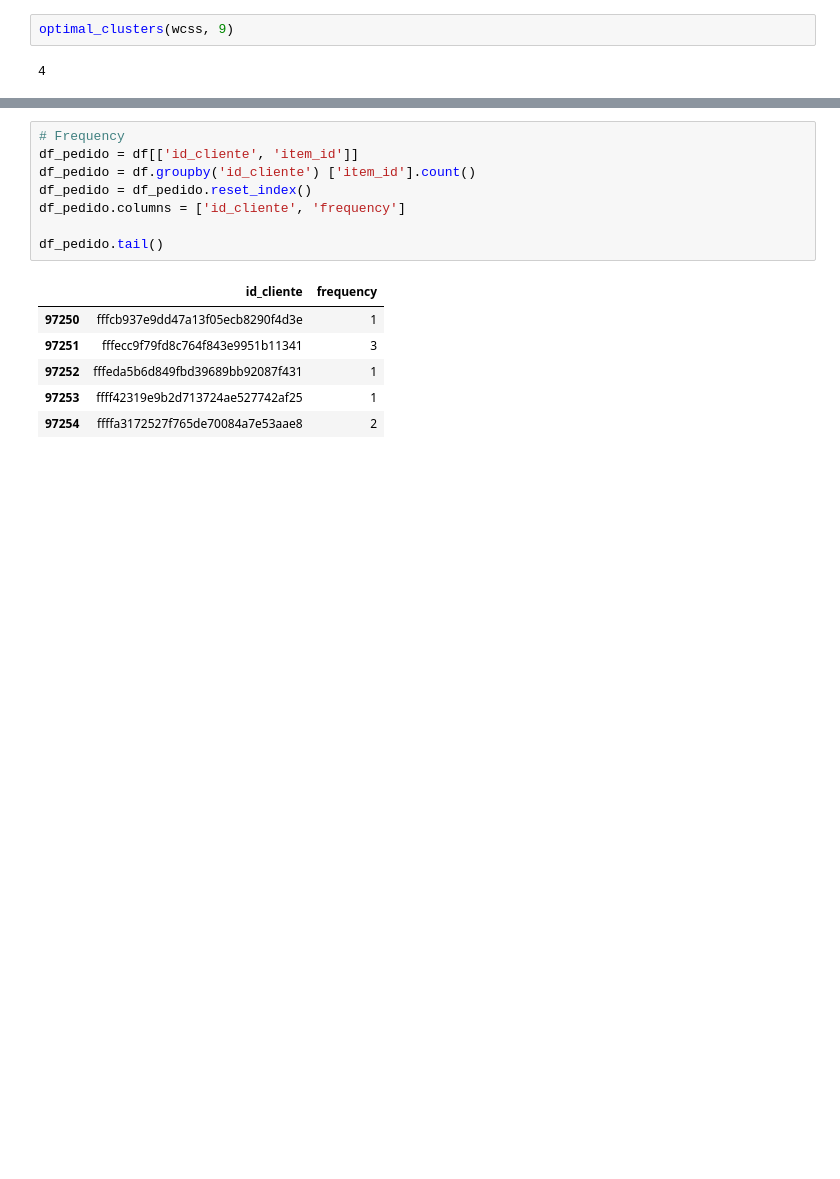
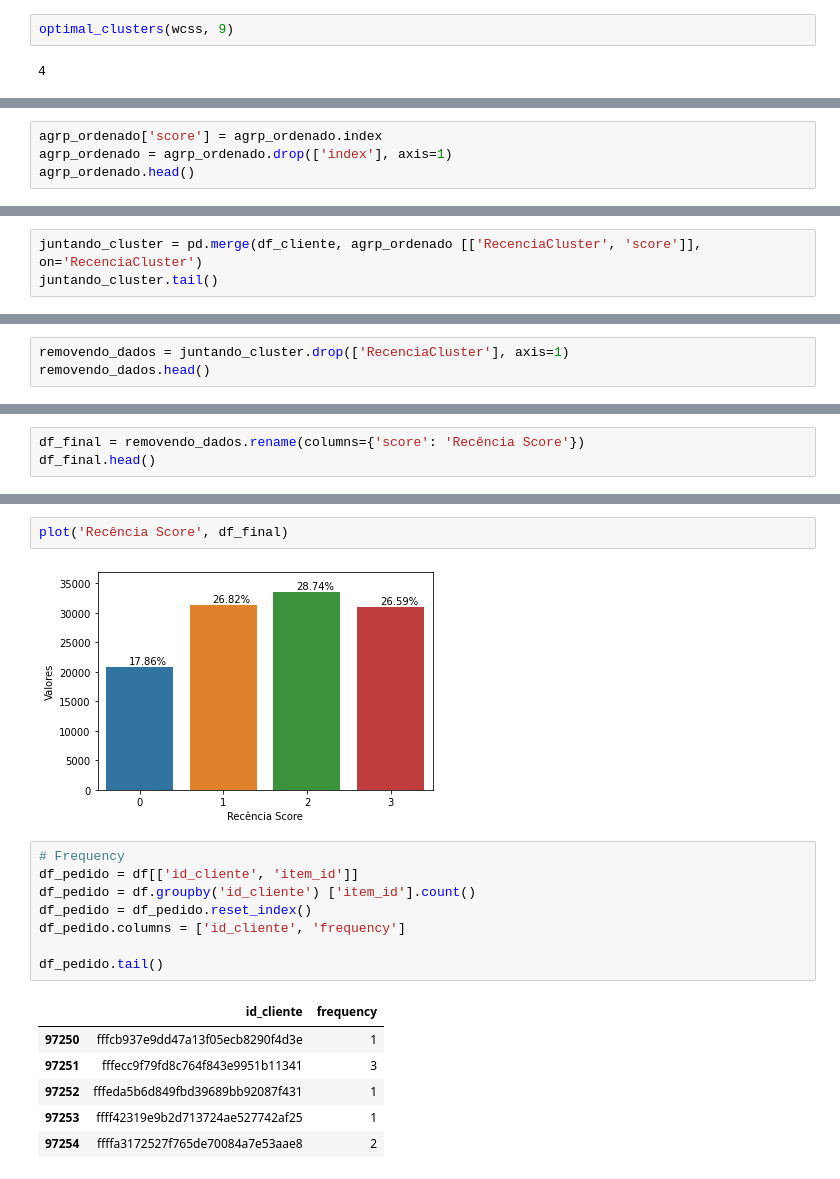
Before and after one commit to davidviana/clusters, a Jupyter notebook: Atividade_Swift.ipynb, the cells around one changed output, grey strips where cells are left out. Cells and saved outputs as stored; diff of their text form; blank space fills up the shorter version.

```diff
--- a/Atividade_Swift.ipynb
+++ b/Atividade_Swift.ipynb
@@ -88,0 +133,4 @@ optimal_clusters(wcss, 9)
+# %%
+agrp_ordenado['score'] = agrp_ordenado.index
+agrp_ordenado = agrp_ordenado.drop(['index'], axis=1)
+agrp_ordenado.head()
@@ -88,0 +143,3 @@ optimal_clusters(wcss, 9)
+# %%
+juntando_cluster = pd.merge(df_cliente, agrp_ordenado [['RecenciaCluster', 'score']], on='RecenciaCluster')
+juntando_cluster.tail()
@@ -88,0 +153,3 @@ optimal_clusters(wcss, 9)
+# %%
+removendo_dados = juntando_cluster.drop(['RecenciaCluster'], axis=1)
+removendo_dados.head()
@@ -88,0 +163,3 @@ optimal_clusters(wcss, 9)
+# %%
+df_final = removendo_dados.rename(columns={'score': 'Recência Score'})
+df_final.head()
@@ -89,3 +173,7 @@ optimal_clusters(wcss, 9)
+# %%
+plot('Recência Score', df_final)
+# %% [output]
+[figure, added]
 # %%
 # Frequency
 df_pedido = df[['id_cliente', 'item_id']]
```
Also changed, not shown: parts of 16 cells of this notebook.
